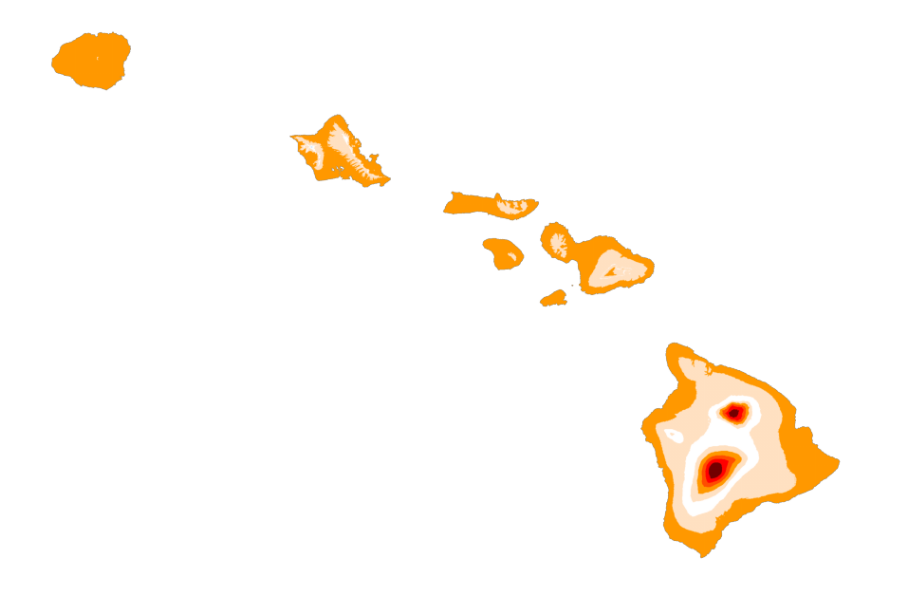
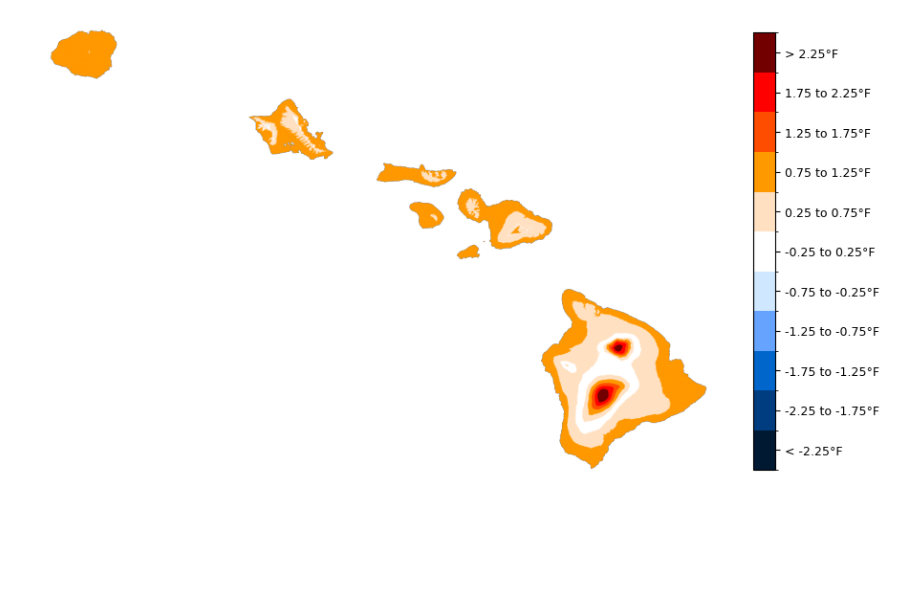
Before and after one commit to cherryleh/climate-summary, a Jupyter notebook: dews-hawaii-app/scripts/2025-summary/temp_category.ipynb, the cells around one changed output. Saved outputs shown, nothing was run; the diff lists cells and outputs as text; code cells hidden in the pictures; blank space fills up the shorter version.

```diff
--- a/dews-hawaii-app/scripts/2025-summary/temp_category.ipynb
+++ b/dews-hawaii-app/scripts/2025-summary/temp_category.ipynb
@@ -43,35 +43,35 @@ with rasterio.open("annual_tmean_2025_anomaly.tif") as src:
     nodata = src.nodata
 
 data = np.where(data == nodata, np.nan, data)
 
 categorical = np.full_like(data, 255, dtype=np.uint8)
 
 # classify using °C edges derived from clean °F edges
 for i, (low_c, high_c, _, _) in enumerate(thresholds):
     mask = (data > low_c) & (data <= high_c)
     categorical[mask] = i
 
 profile.update(dtype=rasterio.uint8, count=1, compress="lzw", nodata=255)
 
 # Plot with °F legend
 colors = [c for _, _, c, _ in thresholds]
 labels = [l for _, _, _, l in thresholds]
 cmap = ListedColormap(colors)
 norm = BoundaryNorm(np.arange(-0.5, len(colors) + 0.5), len(colors))
 
 plt.figure(figsize=(9, 6))
 categorical_masked = np.ma.masked_where(categorical == 255, categorical)
 
 im = plt.imshow(categorical_masked, cmap=cmap, norm=norm)
 plt.axis("off")
 
-# cbar = plt.colorbar(im, fraction=0.03, pad=0.04)
-# cbar.set_ticks(range(len(colors)))
-# cbar.set_ticklabels(labels)
-# cbar.ax.tick_params(labelsize=9)
+cbar = plt.colorbar(im, fraction=0.03, pad=0.04)
+cbar.set_ticks(range(len(colors)))
+cbar.set_ticklabels(labels)
+cbar.ax.tick_params(labelsize=9)
 
 plt.tight_layout()
 plt.savefig('../../public/climate-summary/annual_tmean_2025_anomaly.png', dpi=300, bbox_inches='tight', pad_inches=0.1, transparent=True)
 plt.show()
 # %% [output]
-[figure, old version]
+[figure, new version]
```
Also changed, not shown: parts of 1 cell of this notebook, 30 other files.
